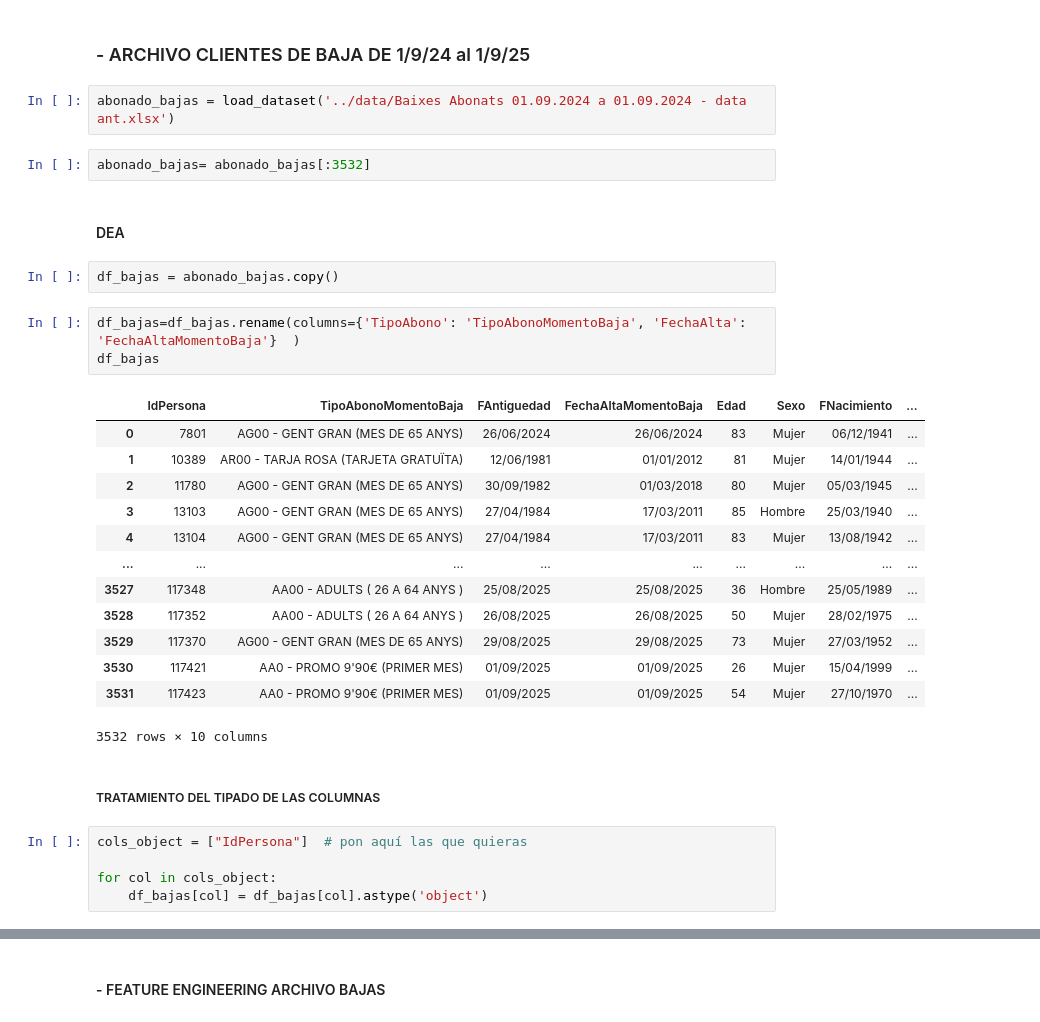
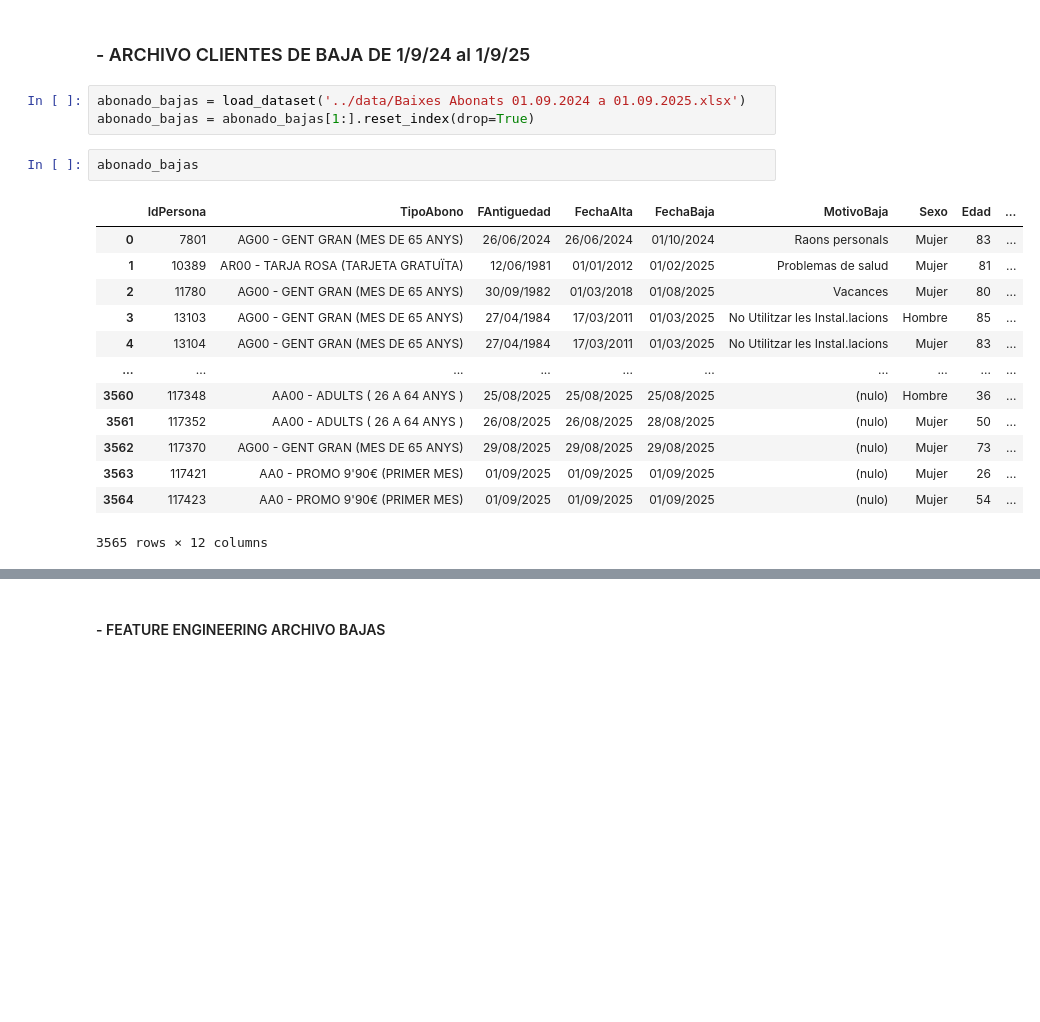
Before and after one commit to CescBlanco/TFM-FINAL, a Jupyter notebook: eda_feature_engineering/abonados.ipynb, the cells around one changed output, grey strips where cells are left out. Saved outputs shown, nothing was run; the diff lists cells and outputs as text; blank space fills up the shorter version.

Commit message:
Update: Changes notebook and create csv final abonados

```diff
--- a/eda_feature_engineering/abonados.ipynb
+++ b/eda_feature_engineering/abonados.ipynb
@@ -415,34 +780,21 @@ FUTURO TRABAJO!!!
 # %% [markdown]
 ### - ARCHIVO CLIENTES DE BAJA DE 1/9/24 al 1/9/25
 # %%
-abonado_bajas = load_dataset('../data/Baixes Abonats 01.09.2024 a 01.09.2024 - data ant.xlsx')
+abonado_bajas = load_dataset('../data/Baixes Abonats 01.09.2024 a 01.09.2025.xlsx')
+abonado_bajas = abonado_bajas[1:].reset_index(drop=True)
 # %%
-abonado_bajas= abonado_bajas[:3532]
+abonado_bajas
+# %% [output]
+|  | IdPersona | TipoAbono | FAntiguedad | FechaAlta | FechaBaja | MotivoBaja | Sexo | Edad | ... |
+| 0 | 7801 | AG00 - GENT GRAN (MES DE 65 ANYS) | 26/06/2024 | 26/06/2024 | 01/10/2024 | Raons personals | Mujer | 83 | ... |
+| 1 | 10389 | AR00 - TARJA ROSA (TARJETA GRATUÏTA) | 12/06/1981 | 01/01/2012 | 01/02/2025 | Problemas de salud | Mujer | 81 | ... |
+| 2 | 11780 | AG00 - GENT GRAN (MES DE 65 ANYS) | 30/09/1982 | 01/03/2018 | 01/08/2025 | Vacances | Mujer | 80 | ... |
+| 3 | 13103 | AG00 - GENT GRAN (MES DE 65 ANYS) | 27/04/1984 | 17/03/2011 | 01/03/2025 | No Utilitzar les Instal.lacions | Hombre | 85 | ... |
+| 4 | 13104 | AG00 - GENT GRAN (MES DE 65 ANYS) | 27/04/1984 | 17/03/2011 | 01/03/2025 | No Utilitzar les Instal.lacions | Mujer | 83 | ... |
+| ... | ... | ... | ... | ... | ... | ... | ... | ... | ... |
+| 3560 | 117348 | AA00 - ADULTS ( 26 A 64 ANYS ) | 25/08/2025 | 25/08/2025 | 25/08/2025 | (nulo) | Hombre | 36 | ... |
+| 3561 | 117352 | AA00 - ADULTS ( 26 A 64 ANYS ) | 26/08/2025 | 26/08/2025 | 28/08/2025 | (nulo) | Mujer | 50 | ... |
+| 3562 | 117370 | AG00 - GENT GRAN (MES DE 65 ANYS) | 29/08/2025 | 29/08/2025 | 29/08/2025 | (nulo) | Mujer | 73 | ... |
+| 3563 | 117421 | AA0 - PROMO 9'90€ (PRIMER MES) | 01/09/2025 | 01/09/2025 | 01/09/2025 | (nulo) | Mujer | 26 | ... |
+| 3564 | 117423 | AA0 - PROMO 9'90€ (PRIMER MES) | 01/09/2025 | 01/09/2025 | 01/09/2025 | (nulo) | Mujer | 54 | ... |
+3565 rows × 12 columns
-# %% [markdown]
-#### DEA
-# %%
-df_bajas = abonado_bajas.copy()
-# %%
-df_bajas=df_bajas.rename(columns={'TipoAbono': 'TipoAbonoMomentoBaja', 'FechaAlta': 'FechaAltaMomentoBaja'}  )
-df_bajas
-# %% [output]
-|  | IdPersona | TipoAbonoMomentoBaja | FAntiguedad | FechaAltaMomentoBaja | Edad | Sexo | FNacimiento | ... |
-| 0 | 7801 | AG00 - GENT GRAN (MES DE 65 ANYS) | 26/06/2024 | 26/06/2024 | 83 | Mujer | 06/12/1941 | ... |
-| 1 | 10389 | AR00 - TARJA ROSA (TARJETA GRATUÏTA) | 12/06/1981 | 01/01/2012 | 81 | Mujer | 14/01/1944 | ... |
-| 2 | 11780 | AG00 - GENT GRAN (MES DE 65 ANYS) | 30/09/1982 | 01/03/2018 | 80 | Mujer | 05/03/1945 | ... |
-| 3 | 13103 | AG00 - GENT GRAN (MES DE 65 ANYS) | 27/04/1984 | 17/03/2011 | 85 | Hombre | 25/03/1940 | ... |
-| 4 | 13104 | AG00 - GENT GRAN (MES DE 65 ANYS) | 27/04/1984 | 17/03/2011 | 83 | Mujer | 13/08/1942 | ... |
-| ... | ... | ... | ... | ... | ... | ... | ... | ... |
-| 3527 | 117348 | AA00 - ADULTS ( 26 A 64 ANYS ) | 25/08/2025 | 25/08/2025 | 36 | Hombre | 25/05/1989 | ... |
-| 3528 | 117352 | AA00 - ADULTS ( 26 A 64 ANYS ) | 26/08/2025 | 26/08/2025 | 50 | Mujer | 28/02/1975 | ... |
-| 3529 | 117370 | AG00 - GENT GRAN (MES DE 65 ANYS) | 29/08/2025 | 29/08/2025 | 73 | Mujer | 27/03/1952 | ... |
-| 3530 | 117421 | AA0 - PROMO 9'90€ (PRIMER MES) | 01/09/2025 | 01/09/2025 | 26 | Mujer | 15/04/1999 | ... |
-| 3531 | 117423 | AA0 - PROMO 9'90€ (PRIMER MES) | 01/09/2025 | 01/09/2025 | 54 | Mujer | 27/10/1970 | ... |
-3532 rows × 10 columns
-# %% [markdown]
-##### TRATAMIENTO DEL TIPADO DE LAS COLUMNAS
-# %%
-cols_object = ["IdPersona"]  # pon aquí las que quieras
-
-for col in cols_object:
-    df_bajas[col] = df_bajas[col].astype('object')
```
Also changed, not shown: parts of 142 cells of this notebook, 11 other files.
